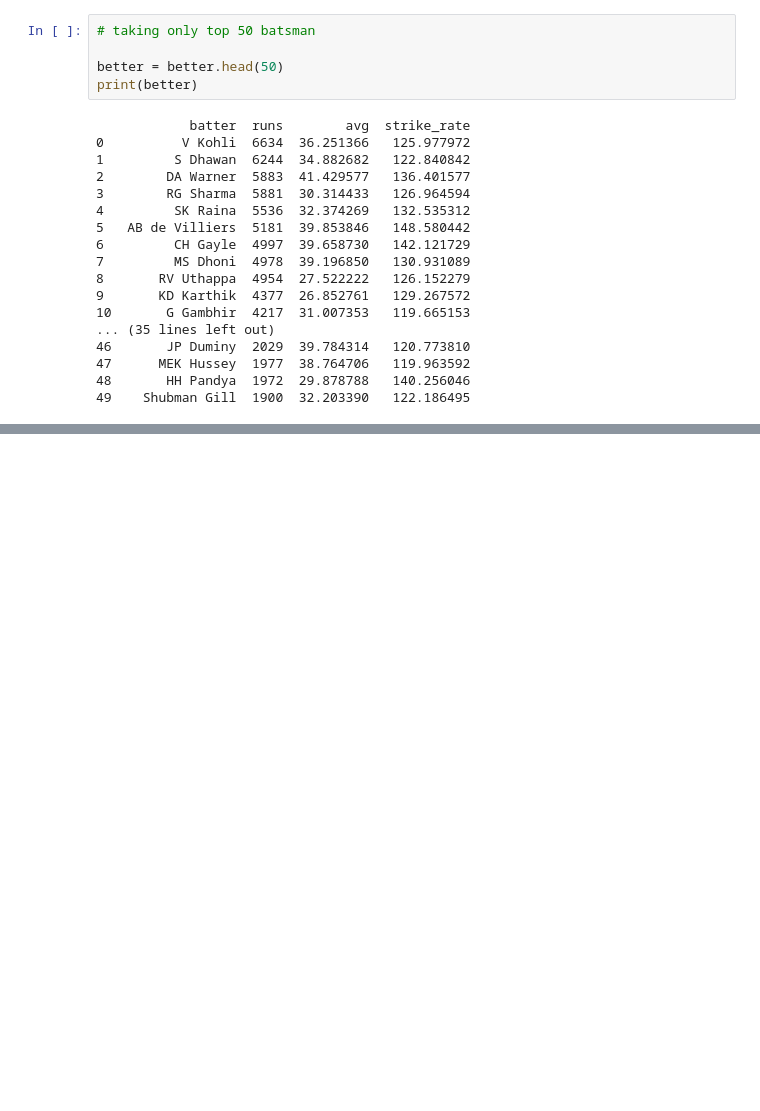
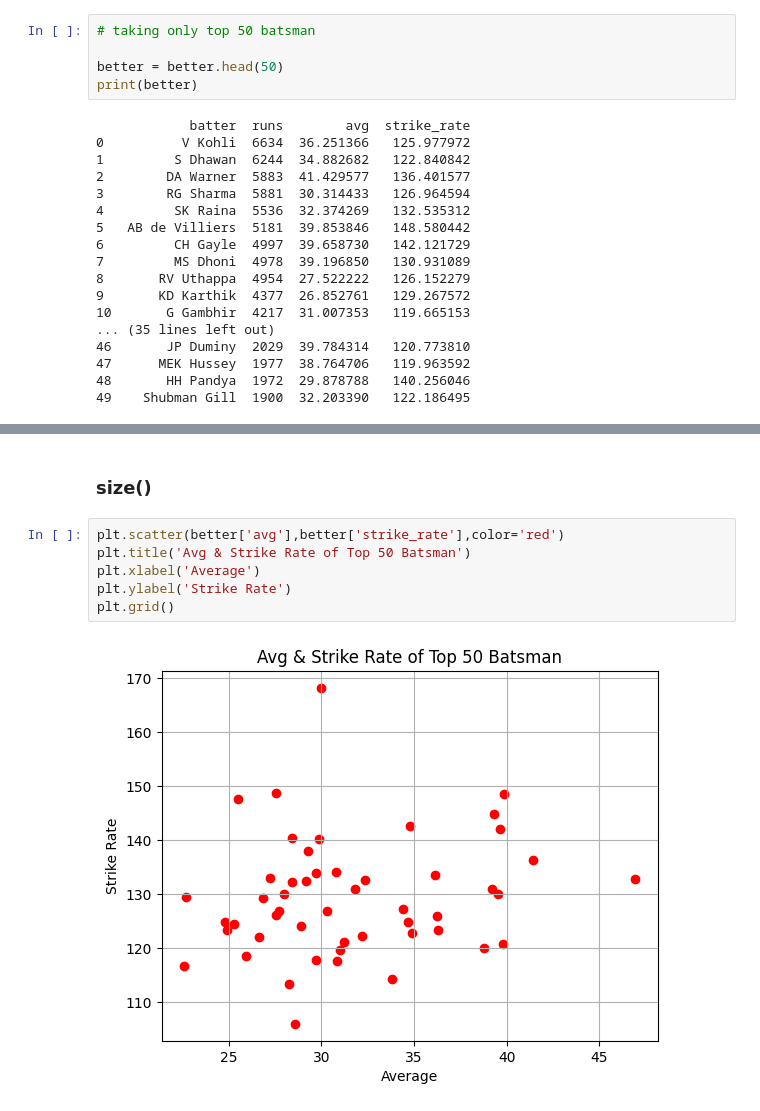
Before and after one commit to mohitjaryal/matplotlib, a Jupyter notebook: Datavisulization/Scatter-Plot/betterDataSet.ipynb, the cells around one changed output, grey strips where cells are left out. Saved outputs shown, nothing was run; the diff lists cells and outputs as text; blank space fills up the shorter version.

```diff
--- a/Datavisulization/Scatter-Plot/betterDataSet.ipynb
+++ b/Datavisulization/Scatter-Plot/betterDataSet.ipynb
@@ -58,0 +59,10 @@ Text(0, 0.5, 'Strike Rate')
+# %% [markdown]
+### size()
+# %%
+plt.scatter(better['avg'],better['strike_rate'],color='red')
+plt.title('Avg & Strike Rate of Top 50 Batsman')
+plt.xlabel('Average')
+plt.ylabel('Strike Rate')
+plt.grid()
+# %% [output]
+[figure, added]
```
Also changed, not shown: parts of 1 cell of this notebook.
